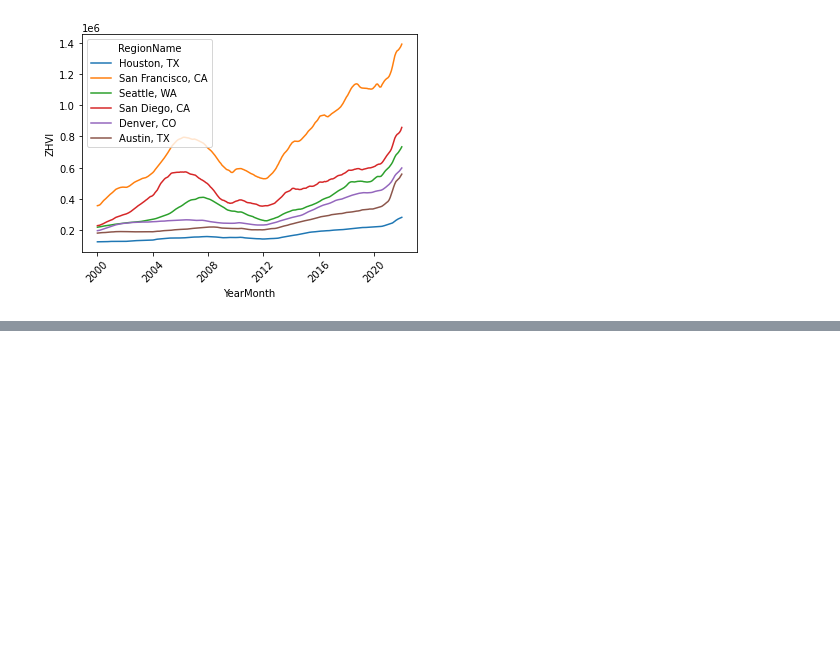
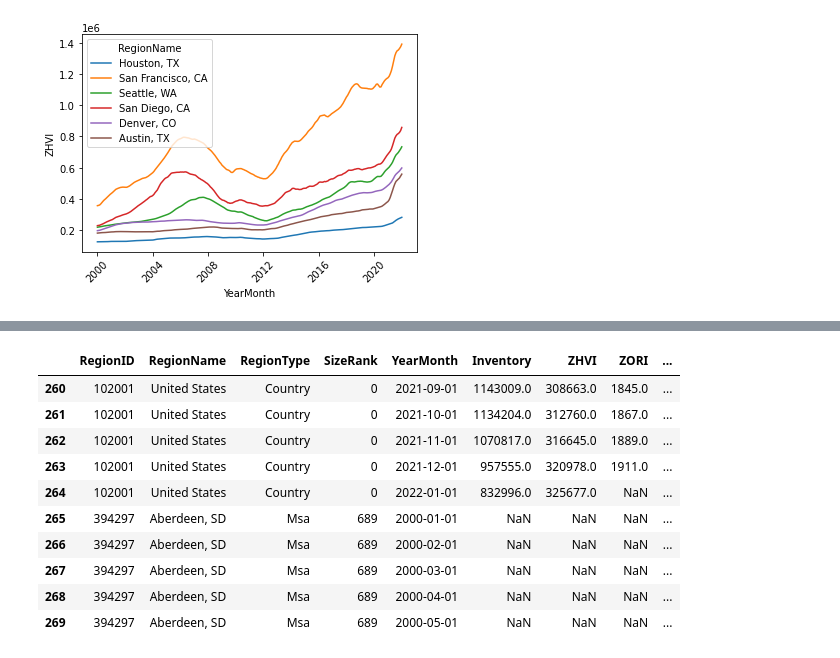
Before and after one commit to blsmxiu47/arcgis-notebooks, a Jupyter notebook: notebooks/housing_market/housing_market_analysis.ipynb, the cells around one changed output, grey strips where cells are left out. Cells and saved outputs as stored; diff of their text form; code cells hidden in the pictures; blank space fills up the shorter version.

Commit message:
add calculated fields for metric growth rates MoM

```diff
--- a/notebooks/housing_market/housing_market_analysis.ipynb
+++ b/notebooks/housing_market/housing_market_analysis.ipynb
@@ -696,0 +675,2 @@ def calc_diff(x):
+# %%
+merged_df = merged_df.sort_values(['RegionID', 'YearMonth']).reset_index(drop=True)
@@ -696,0 +691,29 @@ def calc_diff(x):
+# %%
+def calc_growth(x):
+    '''
+    Calculates the rate of change from x[0] to x[1]
+    '''
+    return (x[1] - x[0]) / x[0]
+# %%
+metrics = ['Inventory', 'ZHVI', 'ZORI']
+
+for m in metrics:
+    new_col_name = f'{m}GrowthMoM'
+    merged_df[new_col_name] = pd.Series(
+        [calc_growth(x) for x in (
+            list(zip(merged_df.groupby(['RegionID'])[m].shift(1), merged_df[m]))
+        )])
+# %%
+merged_df.iloc[260:270]
+# %% [output]
+|  | RegionID | RegionName | RegionType | SizeRank | YearMonth | Inventory | ZHVI | ZORI | ... |
+| 260 | 102001 | United States | Country | 0 | 2021-09-01 | 1143009.0 | 308663.0 | 1845.0 | ... |
+| 261 | 102001 | United States | Country | 0 | 2021-10-01 | 1134204.0 | 312760.0 | 1867.0 | ... |
+| 262 | 102001 | United States | Country | 0 | 2021-11-01 | 1070817.0 | 316645.0 | 1889.0 | ... |
+| 263 | 102001 | United States | Country | 0 | 2021-12-01 | 957555.0 | 320978.0 | 1911.0 | ... |
+| 264 | 102001 | United States | Country | 0 | 2022-01-01 | 832996.0 | 325677.0 | NaN | ... |
+| 265 | 394297 | Aberdeen, SD | Msa | 689 | 2000-01-01 | NaN | NaN | NaN | ... |
+| 266 | 394297 | Aberdeen, SD | Msa | 689 | 2000-02-01 | NaN | NaN | NaN | ... |
+| 267 | 394297 | Aberdeen, SD | Msa | 689 | 2000-03-01 | NaN | NaN | NaN | ... |
+| 268 | 394297 | Aberdeen, SD | Msa | 689 | 2000-04-01 | NaN | NaN | NaN | ... |
+| 269 | 394297 | Aberdeen, SD | Msa | 689 | 2000-05-01 | NaN | NaN | NaN | ... |
```
Also changed, not shown: parts of 3 cells of this notebook.
